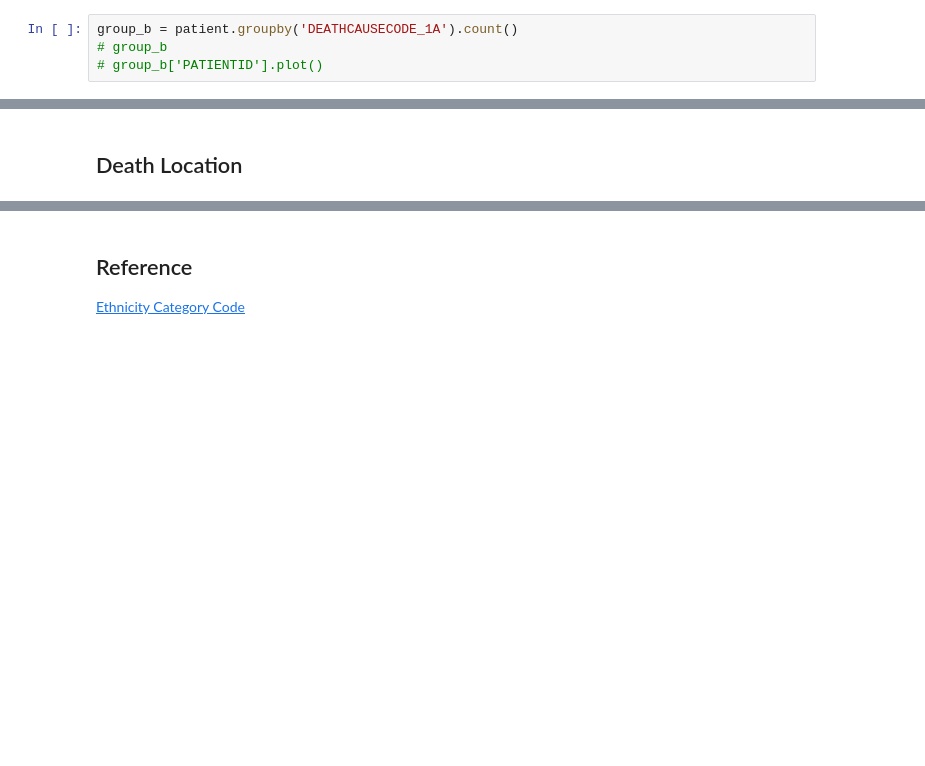
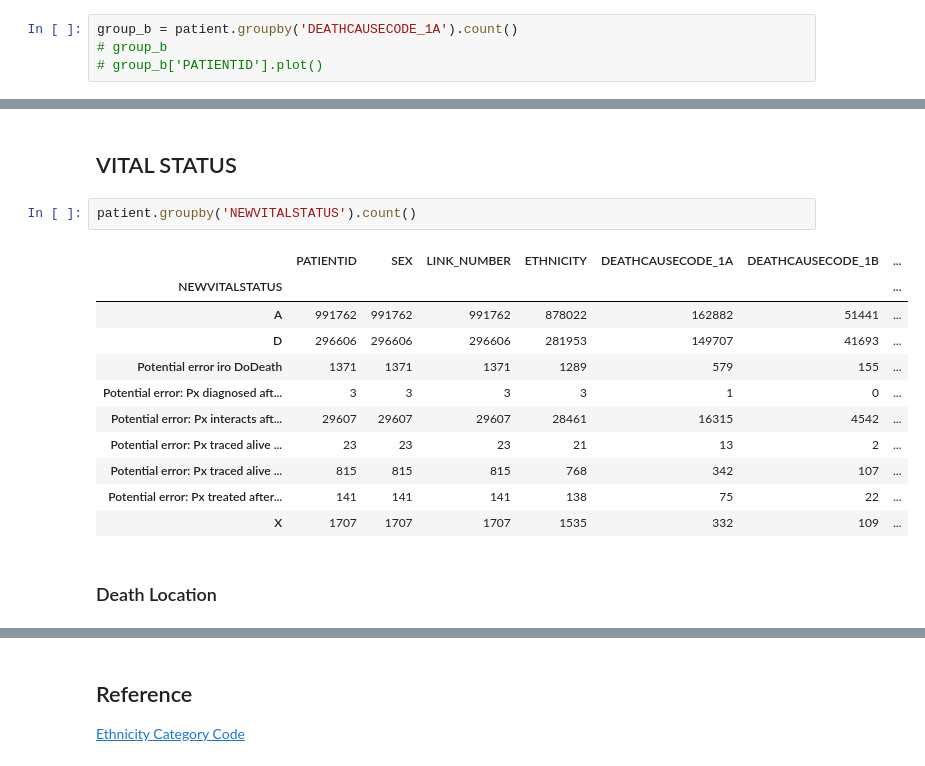
Before and after one commit to c-chen-ed5557/englishhealthdata, a Jupyter notebook: sim_av_patient.ipynb, the cells around one changed output, grey strips where cells are left out. Drawn from its saved outputs; the diff is of its cells as text; blank space fills up the shorter version.

```diff
--- a/sim_av_patient.ipynb
+++ b/sim_av_patient.ipynb
@@ -334,4 +308,20 @@ patient['DEATHLOCATIONCODE'].value_counts().sum()
+# %% [markdown]
+## VITAL STATUS
+# %%
+patient.groupby('NEWVITALSTATUS').count()
+# %% [output]
+|  | PATIENTID | SEX | LINK_NUMBER | ETHNICITY | DEATHCAUSECODE_1A | DEATHCAUSECODE_1B | ... |
+| NEWVITALSTATUS |  |  |  |  |  |  | ... |
+| A | 991762 | 991762 | 991762 | 878022 | 162882 | 51441 | ... |
+| D | 296606 | 296606 | 296606 | 281953 | 149707 | 41693 | ... |
+| Potential error iro DoDeath | 1371 | 1371 | 1371 | 1289 | 579 | 155 | ... |
+| Potential error: Px diagnosed aft... | 3 | 3 | 3 | 3 | 1 | 0 | ... |
+| Potential error: Px interacts aft... | 29607 | 29607 | 29607 | 28461 | 16315 | 4542 | ... |
+| Potential error: Px traced alive ... | 23 | 23 | 23 | 21 | 13 | 2 | ... |
+| Potential error: Px traced alive ... | 815 | 815 | 815 | 768 | 342 | 107 | ... |
+| Potential error: Px treated after... | 141 | 141 | 141 | 138 | 75 | 22 | ... |
+| X | 1707 | 1707 | 1707 | 1535 | 332 | 109 | ... |
 # %% [markdown]
-## Death Location
+### Death Location
 # %%
 patient['DEATHLOCATIONCODE'].value_counts()
```
Also changed, not shown: parts of 22 cells of this notebook.
